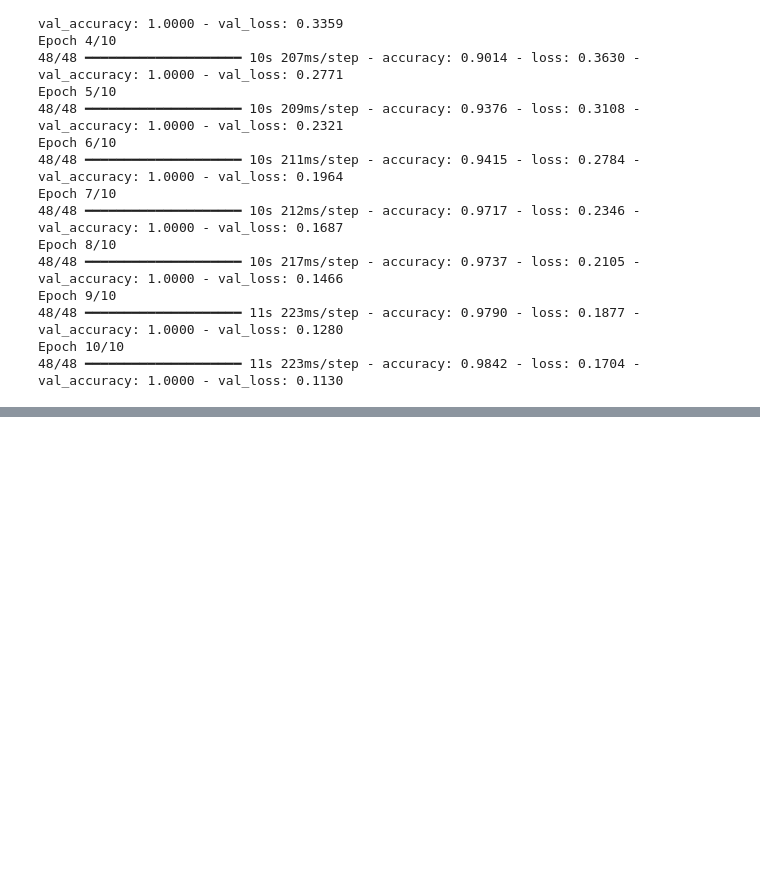
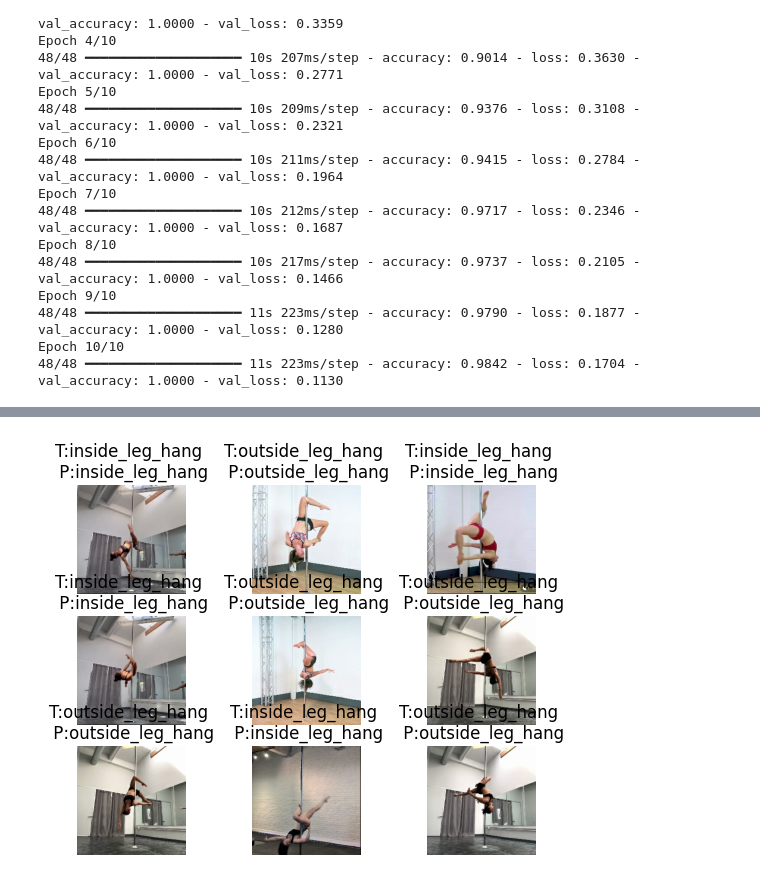
Before and after one commit to jqzhappyhours/pole-shape-classifier, a Jupyter notebook: model.ipynb, the cells around one changed output, grey strips where cells are left out. Cells and saved outputs as stored; diff of their text form; code cells hidden in the pictures; blank space fills up the shorter version.

Commit message:
Finished modeling

```diff
--- a/model.ipynb
+++ b/model.ipynb
@@ -111,20 +111,3 @@ Epoch 9/10
 48/48 ━━━━━━━━━━━━━━━━━━━━ 11s 223ms/step - accuracy: 0.9790 - loss: 0.1877 - val_accuracy: 1.0000 - val_loss: 0.1280
 Epoch 10/10
 48/48 ━━━━━━━━━━━━━━━━━━━━ 11s 223ms/step - accuracy: 0.9842 - loss: 0.1704 - val_accuracy: 1.0000 - val_loss: 0.1130
-# %%
-# 1. Get images and labels from validation set
-val_images, val_labels = next(iter(val_ds.unbatch().batch(100))) # Take 100 samples
-preds = model.predict(val_images)
-pred_labels = (preds > 0.5).astype(int).flatten()
-true_labels = val_labels.numpy().flatten()
-
-# 2. Find indices where prediction != truth
-misclassified_indices = np.where(pred_labels != true_labels)[0]
-
-# 3. Plot the first 9 errors
-plt.figure(figsize=(10, 10))
-for i, idx in enumerate(misclassified_indices[:9]):
-    plt.subplot(3, 3, i + 1)
-    plt.imshow(val_images[idx].numpy().astype("uint8"))
-    plt.title(f"True: {true_labels[idx]} | Pred: {pred_labels[idx]}")
-    plt.axis("off")
@@ -133,0 +118,13 @@ ValueError: operands could not be broadcast together with shapes (200,) (100,)
+# %%
+# Assuming 'model' is trained and 'test_dataset' is ready
+
+class_names = full_ds.class_names
+for images, labels in val_ds.take(1):
+    preds = model.predict(images)
+    for i in range(9): # Display 9 images
+        plt.subplot(3, 3, i + 1)
+        plt.imshow(images[i].numpy().astype("uint8"))
+        plt.title(f"T:{class_names[int(labels[i])]} \n P:{class_names[int(np.argmax(preds[i]))]}")
+        plt.axis("off")
+plt.show()
+# %% [output]
@@ -133,0 +132 @@ ValueError: operands could not be broadcast together with shapes (200,) (100,)
+[figure, added]
```
Also changed, not shown: parts of 4 cells of this notebook.
